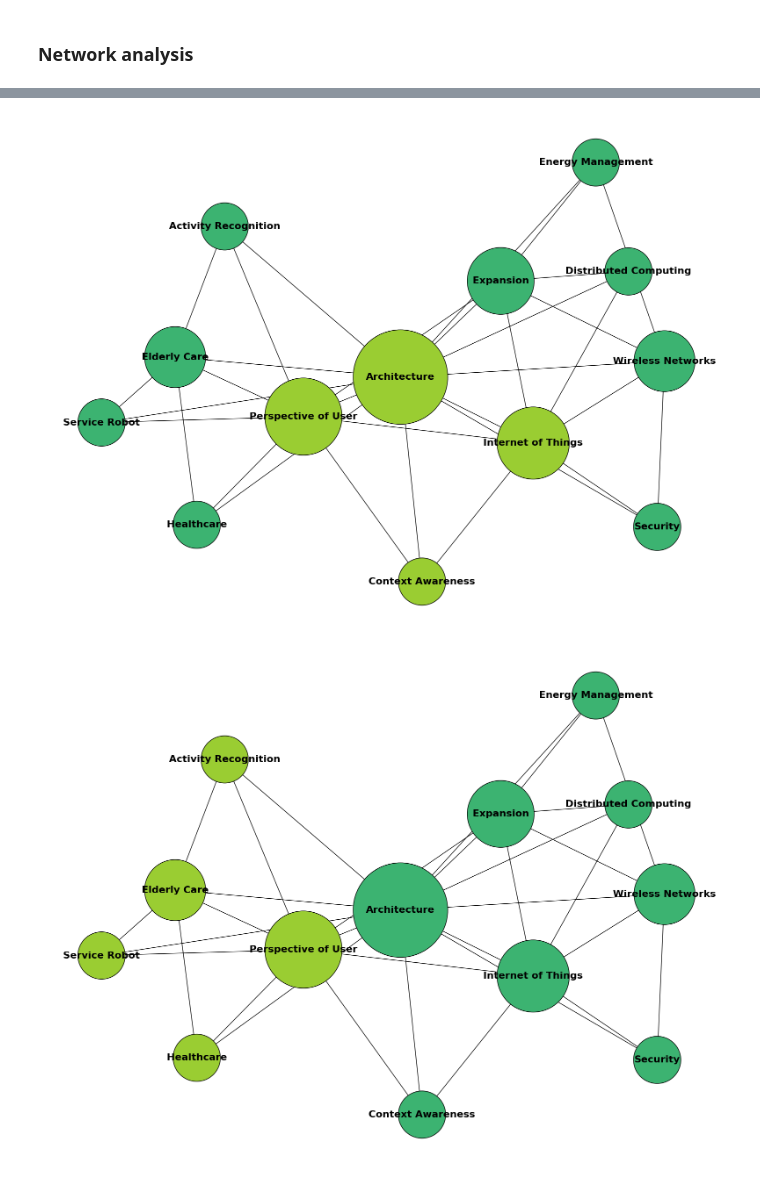
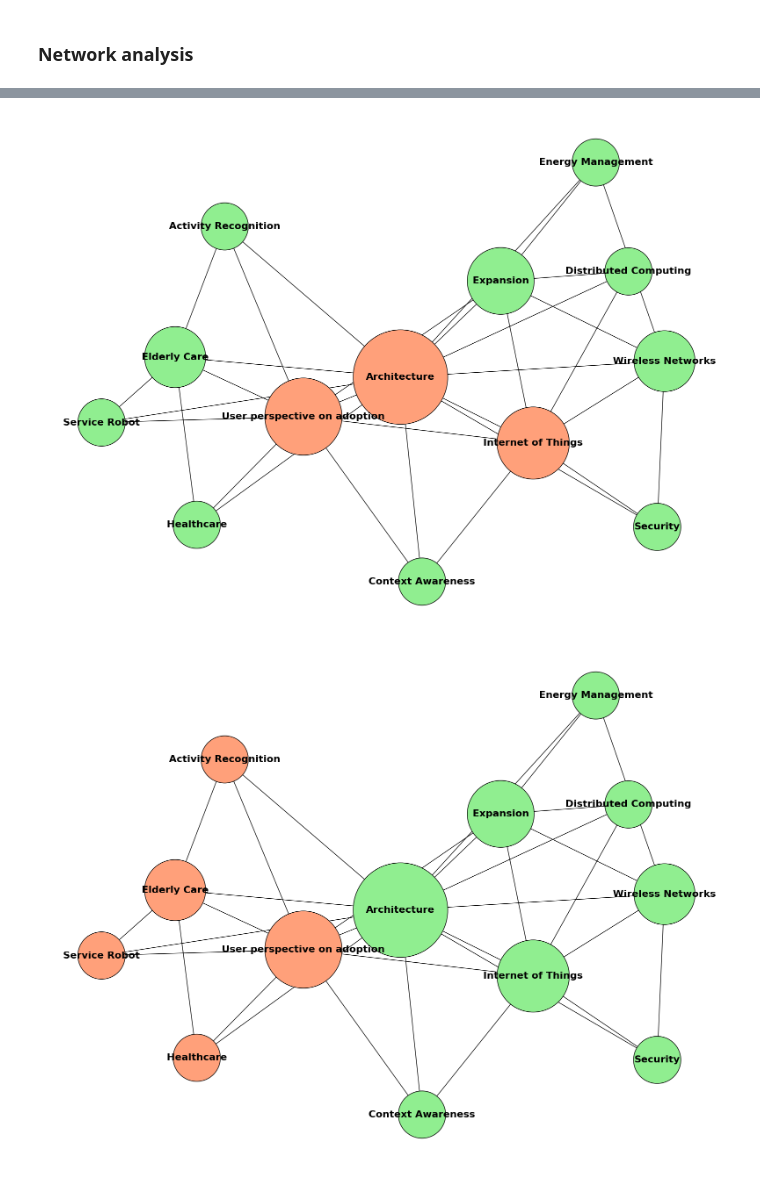
Before and after one commit to Geunhyeong-Han/shs-literature-text-mining, a Jupyter notebook: main.ipynb, the cells around one changed output, grey strips where cells are left out. Saved outputs shown, nothing was run; the diff lists cells and outputs as text; code cells hidden in the pictures.

```diff
--- a/main.ipynb
+++ b/main.ipynb
@@ -941,7 +902,7 @@ draw_adjacency_matrix(G, partitions=partitions, colors=colors)
 ### Network analysis
 # %%
 node_names = {
-    0: 'Perspective of User',
+    0: 'User perspective on adoption',
     1: 'Security',
     2: 'Energy Management',
     3: 'Architecture',
@@ -1011,7 +972,7 @@ similarity_df.sort_values(by=['Cluster', 'Similarity Score'], ascending=[True, F
 # CSV 파일로 저장
 similarity_df.to_csv('/content/drive/MyDrive/Colab Notebooks/Smart_Home_Service/cluster_similarity_scores.csv', index=False)
 # %%
-node_colors = {node: 'mediumseagreen' for node in G.nodes()}
+node_colors = {node: 'lightgreen' for node in G.nodes()}
 
 sizes = [G.degree(node) * 2000 for node in G]
 
@@ -1031,35 +992,35 @@ draw_graph(G, lambda G, seed=None: nx.spring_layout(G, k=0.05, seed=seed), node_
 # %%
-# 1번 군집 :
-highlight_clusters = ['Perspective of User', 'Architecture', 'Internet of Things', 'Context Awareness']
-node_colors = {node: 'mediumseagreen' for node in G.nodes()}
+# 1번 군집
+highlight_clusters = ['User perspective on adoption', 'Architecture', 'Internet of Things']
+node_colors = {node: 'lightgreen' for node in G.nodes()}
 
 for node in highlight_clusters:
     if node in node_colors:
-        node_colors[node] = 'yellowgreen'
+        node_colors[node] = 'lightsalmon'
 
 sizes = [G.degree(node) * 2000 for node in G]
 
 def draw_graph(G, layout, node_colors, node_sizes, title):
     fig, ax = plt.subplots(figsize=(20, 15))
     pos = layout(G, seed=0)
     nx.draw(G, pos, with_labels=False, node_size=node_sizes, node_color=[node_colors[node] for node in G], edgecolors='black', font_size=8, font_weight='bold', ax=ax)
 
     for node, (x, y) in pos.items():
         plt.text(x, y, node, fontsize=16, ha='center', va='center', fontweight = 'bold')
 
     plt.show()
 
 draw_graph(G, lambda G, seed=None: nx.spring_layout(G, k=0.05, seed=seed), node_colors, sizes, 'Network Graph with Highlighted Clusters')
 # %% [output]
-[figure, old version]
+[figure, new version]
 # %%
-# 2번 군집 :
-highlight_clusters = ['Perspective of User', 'Activity Recognition', 'Elderly Care', 'Service Robot', 'Healthcare']
-node_colors = {node: 'mediumseagreen' for node in G.nodes()}
+# 2번 군집
+highlight_clusters = ['User perspective on adoption', 'Activity Recognition', 'Elderly Care', 'Service Robot', 'Healthcare']
+node_colors = {node: 'lightgreen' for node in G.nodes()}
 
 for node in highlight_clusters:
     if node in node_colors:
-        node_colors[node] = 'yellowgreen'
+        node_colors[node] = 'lightsalmon'
 
 sizes = [G.degree(node) * 2000 for node in G]
 
@@ -1075,5 +1036,5 @@ def draw_graph(G, layout, node_colors, node_sizes, title):
 
 draw_graph(G, lambda G, seed=None: nx.spring_layout(G, k=0.05, seed=seed), node_colors, sizes, 'Network Graph with Highlighted Clusters')
 # %% [output]
-[figure, old version]
+[figure, new version]
 # %%
```
Also changed, not shown: parts of 8 cells of this notebook.
